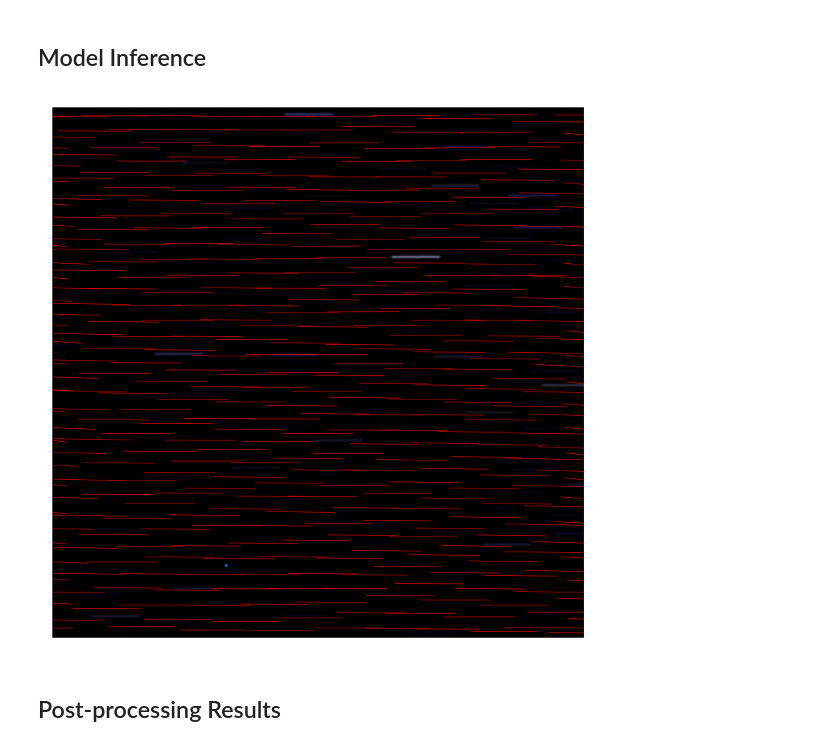
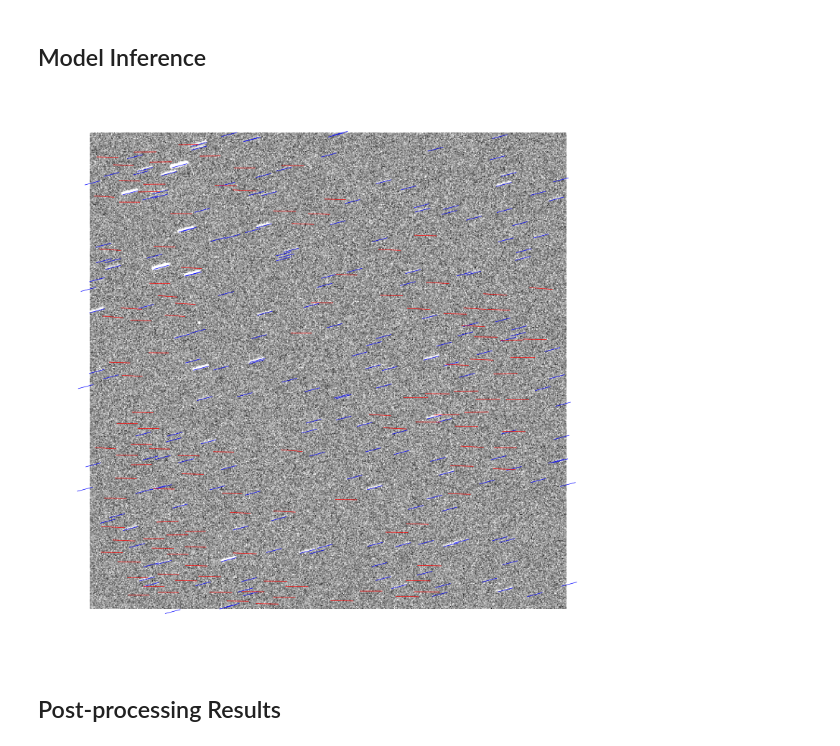
Before and after one commit to zgazak/LETR, a Jupyter notebook: src/demo_letr.ipynb, the cells around one changed output. Saved outputs shown, nothing was run; the diff lists cells and outputs as text; code cells hidden in the pictures.

```diff
--- a/src/demo_letr.ipynb
+++ b/src/demo_letr.ipynb
@@ -113,7 +102,10 @@ LETR(
 ## Load Demo Image
 # %%
 # load image
-raw_img = plt.imread('../figures/space_demo2.png')
+raw_img = plt.imread('../../spectranet_hyperspectral/.scratch/shs_oft/train_sum_zs/000000000.png')
+#raw_img = plt.imread('../../spectranet_hyperspectral/.scratch/StarNet-67k/test/abq01.12.10.2017_sat_41866.1317.png')
+
+raw_img = np.stack([raw_img,raw_img,raw_img],-1)
 h, w = raw_img.shape[0], raw_img.shape[1]
 orig_size = torch.as_tensor([int(h), int(w)])
 
@@ -121,16 +113,15 @@ orig_size = torch.as_tensor([int(h), int(w)])
 test_size = 1100
 normalize = Compose([
         ToTensor(),
-        Normalize([296.44401620229087,
-                291.8749190012614,
-                380.7190813700358], [879.2360653395102,
-                863.9480264498959,
-                1394.9158710381623]),
+        Normalize([26743.745740890503,26743.745740890503,26743.745740890503], [8303.286988611937,8303.286988611937,8303.286988611937]),
         Resize([test_size]),
     ])
+
+
 img = normalize(raw_img)
 inputs = nested_tensor_from_tensor_list([img])
 plt.axis('off')
+
 plt.imshow(raw_img)
 # %% [output]
 <matplotlib.image.AxesImage at 0x...>
@@ -137,0 +133,10 @@ plt.imshow(raw_img)
+# %%
+#load ground truth
+import json
+gt = json.load(open('../../spectranet_hyperspectral/.scratch/shs_oft/annotations/lines_train.json','r'))
+
+gt_lines = []
+for annot in gt["annotations"]:
+    if annot["image_id"] ==0:
+        gt_lines.append([annot["line"][0],annot["line"][1],annot["line"][0]+annot["line"][2],annot["line"][1]+annot["line"][3]])
+gts = np.array(gt_lines)
@@ -140,36 +149,50 @@ plt.imshow(raw_img)
 # %%
 
 outputs = model(inputs)
+if isinstance(outputs, tuple):
+    outputs = outputs[0]
 out_logits, out_line = outputs['pred_logits'], outputs['pred_lines']
 prob = F.softmax(out_logits, -1)
 scores, labels = prob[..., :-1].max(-1)
 img_h, img_w = orig_size.unbind(0)
 scale_fct = torch.unsqueeze(torch.stack([img_w, img_h, img_w, img_h], dim=0), dim=0)
 lines = out_line * scale_fct[:, None, :]
 lines = lines.view(1000, 2, 2)
 lines = lines.flip([-1])# this is yxyx format
 scores = scores.detach().numpy()
-keep = scores >= 0.75
+keep = scores >= 0.8
 keep = keep.squeeze()
 lines = lines[keep]
 lines = lines.reshape(lines.shape[0], -1)
 
 
+
 fig = plt.figure()
-plt.imshow(raw_img)
+plt.imshow(zscale(raw_img))
+
+
+for line in gt_lines:
+    x1, y1, x2, y2 = line
+    p1 = (x1, y1)
+    p2 = (x2, y2)
+    plt.plot([p1[0], p2[0]], [p1[1], p2[1]], linewidth=.25, color='blue', zorder=1)
+
 for tp_id, line in enumerate(lines):
     y1, x1, y2, x2 = line.detach().numpy() # this is yxyx
+
+    #x1, y1, x2, y2  = line.detach().numpy()
     p1 = (x1, y1)
     p2 = (x2, y2)
     plt.plot([p1[0], p2[0]], [p1[1], p2[1]], linewidth=.25, color='red', zorder=1)
+
 plt.axis('off')
 
 
 plt.savefig("../figures/demo_star_result.png", dpi=300, bbox_inches='tight', pad_inches = 0)
 #plt.close(fig)
 plt.show()
 # %% [output]
-[figure, old version]
+[figure, new version]
 # %% [markdown]
 ## Post-processing Results
 # %%
```
Also changed, not shown: parts of 6 cells of this notebook, 2 other files.
